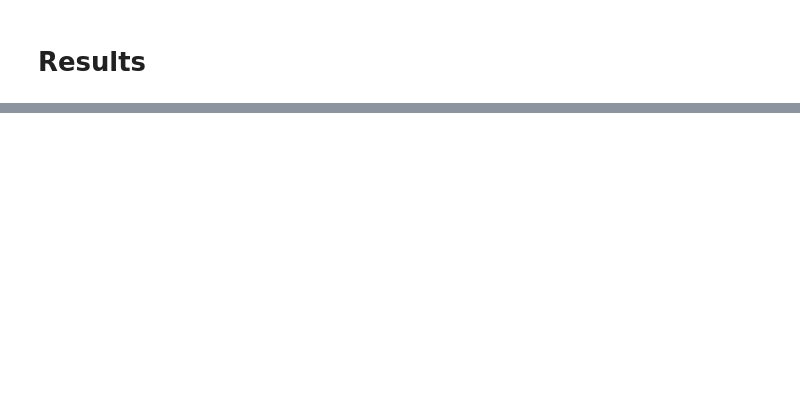
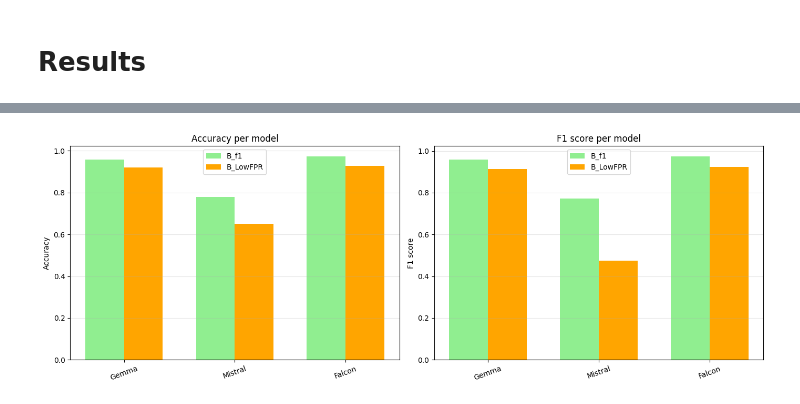
Before and after one commit to Drilly93/MyBynoculars, a Jupyter notebook: results.ipynb, the cells around one changed output, grey strips where cells are left out. Saved outputs shown, nothing was run; the diff lists cells and outputs as text; code cells hidden in the pictures; blank space fills up the shorter version.

```diff
--- a/results.ipynb
+++ b/results.ipynb
@@ -129,0 +282,84 @@ NameError: name 'df' is not defined
+# %%
+def plot_accuracy_and_f1_bars(all_results):
+    """
+    all_results: dict
+        { model_name : results_dict }
+    """
+
+    model_names = list(all_results.keys())
+
+    acc_bf1 = [
+        all_results[m]["metrics_at_B_f1"]["Accuracy"]
+        for m in model_names
+    ]
+    acc_lowfpr = [
+        all_results[m]["metrics_at_B_low_fpr_opt"]["Accuracy"]
+        for m in model_names
+    ]
+
+    f1_bf1 = [
+        all_results[m]["metrics_at_B_f1"]["F1"]
+        for m in model_names
+    ]
+    f1_lowfpr = [
+        all_results[m]["metrics_at_B_low_fpr_opt"]["F1"]
+        for m in model_names
+    ]
+
+    x = np.arange(len(model_names))
+    width = 0.35
+
+    plt.figure(figsize=(14, 5))
+
+    # ---------- Accuracy subplot ----------
+    plt.subplot(1, 2, 1)
+    plt.bar(
+        x - width / 2,
+        acc_bf1,
+        width,
+        label="B_f1",
+        color="lightgreen"
+    )
+    plt.bar(
+        x + width / 2,
+        acc_lowfpr,
+        width,
+        label="B_LowFPR",
+        color="orange"
+    )
+
+    plt.xticks(x, model_names, rotation=20)
+    plt.ylabel("Accuracy")
+    plt.title("Accuracy per model")
+    plt.legend()
+    plt.grid(axis="y", alpha=0.3)
+
+    # ---------- F1-score subplot ----------
+    plt.subplot(1, 2, 2)
+    plt.bar(
+        x - width / 2,
+        f1_bf1,
+        width,
+        label="B_f1",
+        color="lightgreen"
+    )
+    plt.bar(
+        x + width / 2,
+        f1_lowfpr,
+        width,
+        label="B_LowFPR",
+        color="orange"
+    )
+
+    plt.xticks(x, model_names, rotation=20)
+    plt.ylabel("F1 score")
+    plt.title("F1 score per model")
+    plt.legend()
+    plt.grid(axis="y", alpha=0.3)
+
+    plt.tight_layout()
+    plt.show()
+
+plot_accuracy_and_f1_bars(all_results)
+# %% [output]
+[figure, added]
```
Also changed, not shown: parts of 7 cells of this notebook, 3 other files.
